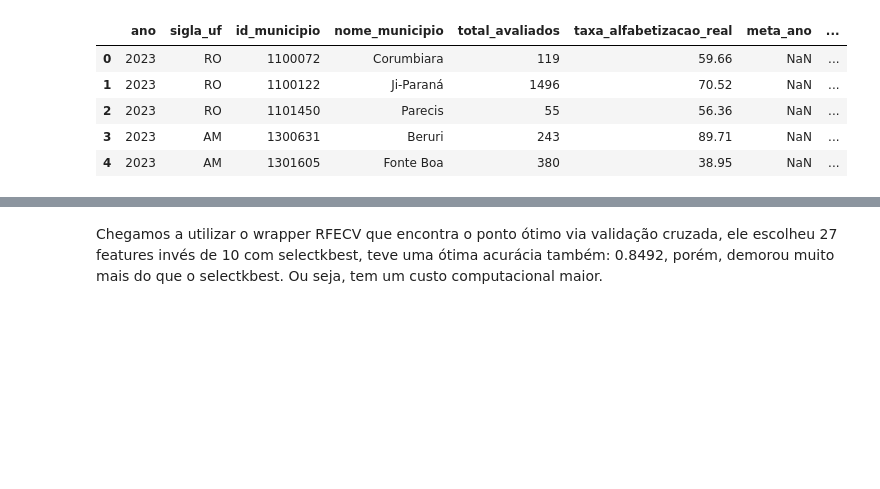
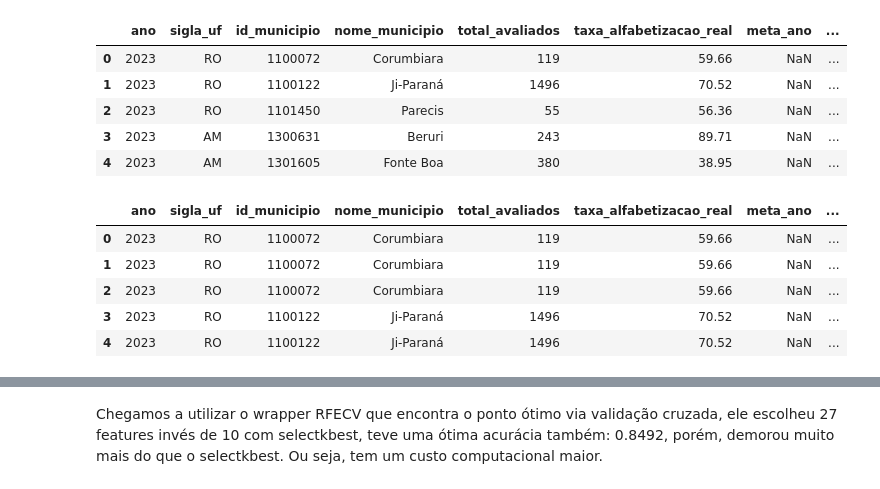
Before and after one commit to jcdematos/fiap-iast-tech-challange-03, a Jupyter notebook: jupyter-notebooks/Modelo_Classificação_Regressao_Logistica_Fase3.ipynb, the cells around one changed output, grey strips where cells are left out. Saved outputs shown, nothing was run; the diff lists cells and outputs as text; code cells hidden in the pictures; blank space fills up the shorter version.

```diff
--- a/jupyter-notebooks/Modelo_Classificação_Regressao_Logistica_Fase3.ipynb
+++ b/jupyter-notebooks/Modelo_Classificação_Regressao_Logistica_Fase3.ipynb
@@ -99,6 +135,24 @@ dados.head(n=5)
 | 2 | 2023 | RO | 1101450 | Parecis | 55 | 56.36 | NaN | ... |
 | 3 | 2023 | AM | 1300631 | Beruri | 243 | 89.71 | NaN | ... |
 | 4 | 2023 | AM | 1301605 | Fonte Boa | 380 | 38.95 | NaN | ... |
+# %%
+pib_renda = pd.read_csv('pib_renda_gold.csv')
+
+#Merge de IDHM
+dados_mais_pib_renda = dados.merge(
+    pib_renda[['id_municipio', 'pib_per_capita_R$','renda_media_per_capita_R$','densidade_demografica']],
+    on='id_municipio',
+    how='left'
+)
+
+dados_mais_pib_renda.head()
+# %% [output]
+|  | ano | sigla_uf | id_municipio | nome_municipio | total_avaliados | taxa_alfabetizacao_real | meta_ano | ... |
+| 0 | 2023 | RO | 1100072 | Corumbiara | 119 | 59.66 | NaN | ... |
+| 1 | 2023 | RO | 1100072 | Corumbiara | 119 | 59.66 | NaN | ... |
+| 2 | 2023 | RO | 1100072 | Corumbiara | 119 | 59.66 | NaN | ... |
+| 3 | 2023 | RO | 1100122 | Ji-Paraná | 1496 | 70.52 | NaN | ... |
+| 4 | 2023 | RO | 1100122 | Ji-Paraná | 1496 | 70.52 | NaN | ... |
 # %%
 # ======================================
 # IMPUTER TRANSFORMER
```
Also changed, not shown: parts of 10 cells of this notebook.
